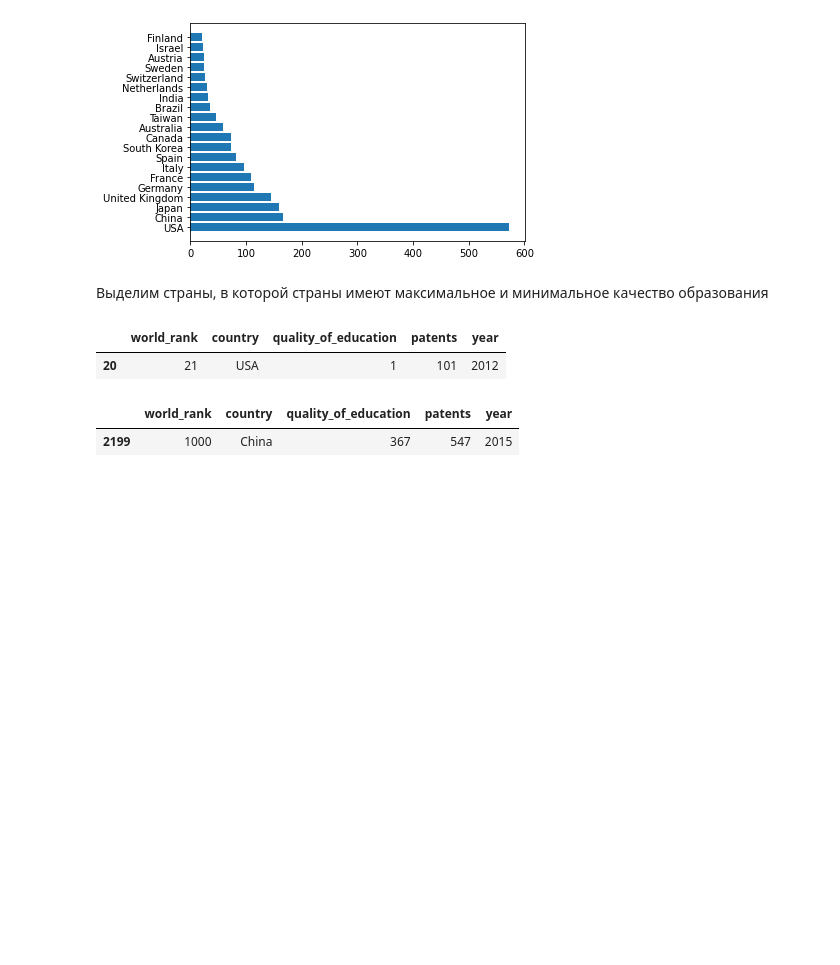
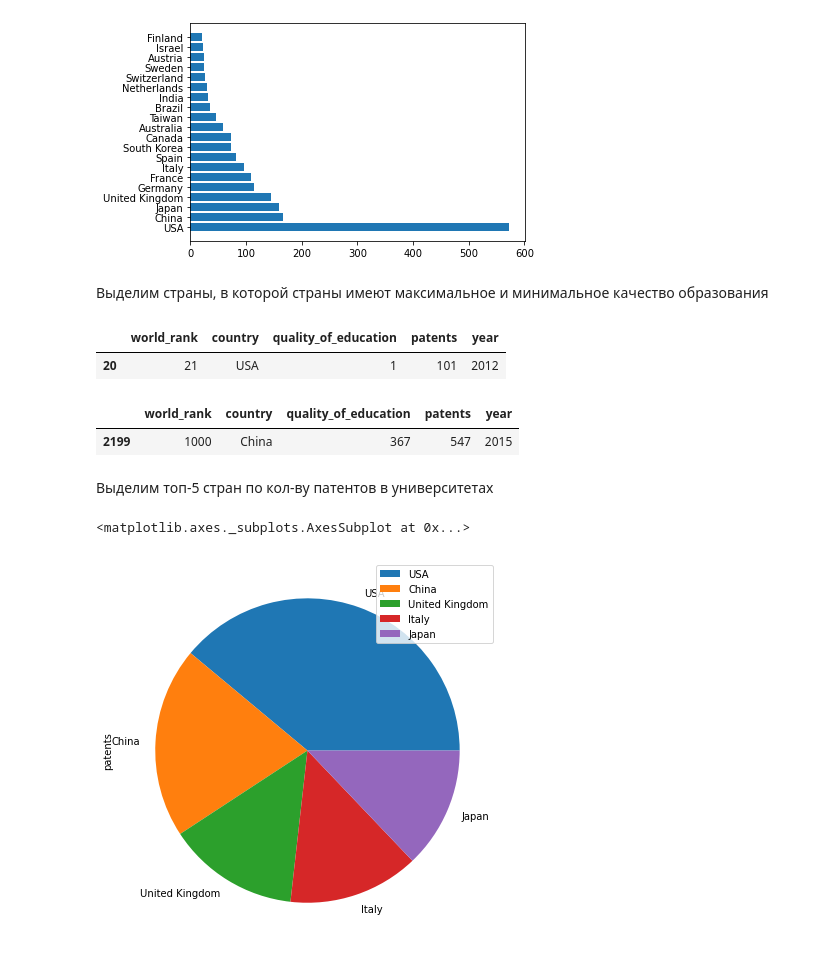
Before and after one commit to iCatOK/SolutionsTheory, a Jupyter notebook: Labs/lab8/lab8.ipynb, the cells around one changed output. Saved outputs shown, nothing was run; the diff lists cells and outputs as text; code cells hidden in the pictures; blank space fills up the shorter version.

Commit message:
added new charts in  lab8

```diff
--- a/Labs/lab8/lab8.ipynb
+++ b/Labs/lab8/lab8.ipynb
@@ -10,6 +10,9 @@
 import plotly
 import matplotlib.pyplot as plt
 import pandas as pd
+
+from pylab import rcParams
+rcParams['figure.figsize'] = 10,7
 # %%
 edu = pd.read_csv("cwurData.csv")
 edu_df = edu[['world_rank', 'country', 'quality_of_education', 'patents', 'year']]
@@ -40,3 +43,13 @@ edu_df.sort_values(by='quality_of_education', ascending=False).head(1)
 # %% [output]
 |  | world_rank | country | quality_of_education | patents | year |
 | 2199 | 1000 | China | 367 | 547 | 2015 |
+# %% [markdown]
+Выделим топ-5 стран по кол-ву патентов в университетах
+# %%
+grouped = edu_df[['country', 'patents']]
+# grouped = edu_df.groupby(['country']).mean()
+grouped = grouped.groupby(['country']).sum().sort_values(by='patents', ascending=False).head(5)
+grouped.plot(kind='pie', y='patents')
+# %% [output]
+<matplotlib.axes._subplots.AxesSubplot at 0x...>
+[figure, added]
```
Also changed, not shown: parts of 4 cells of this notebook.
